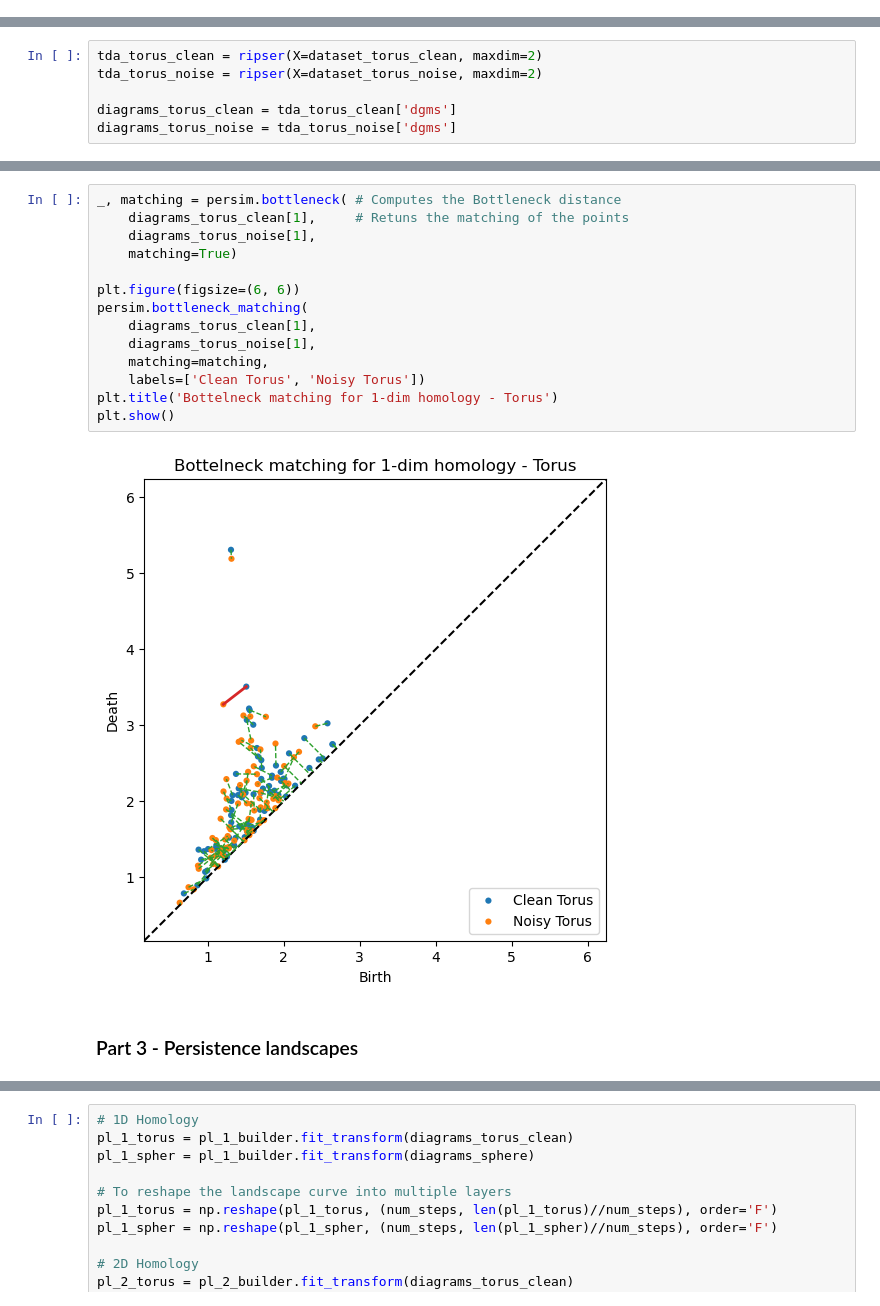
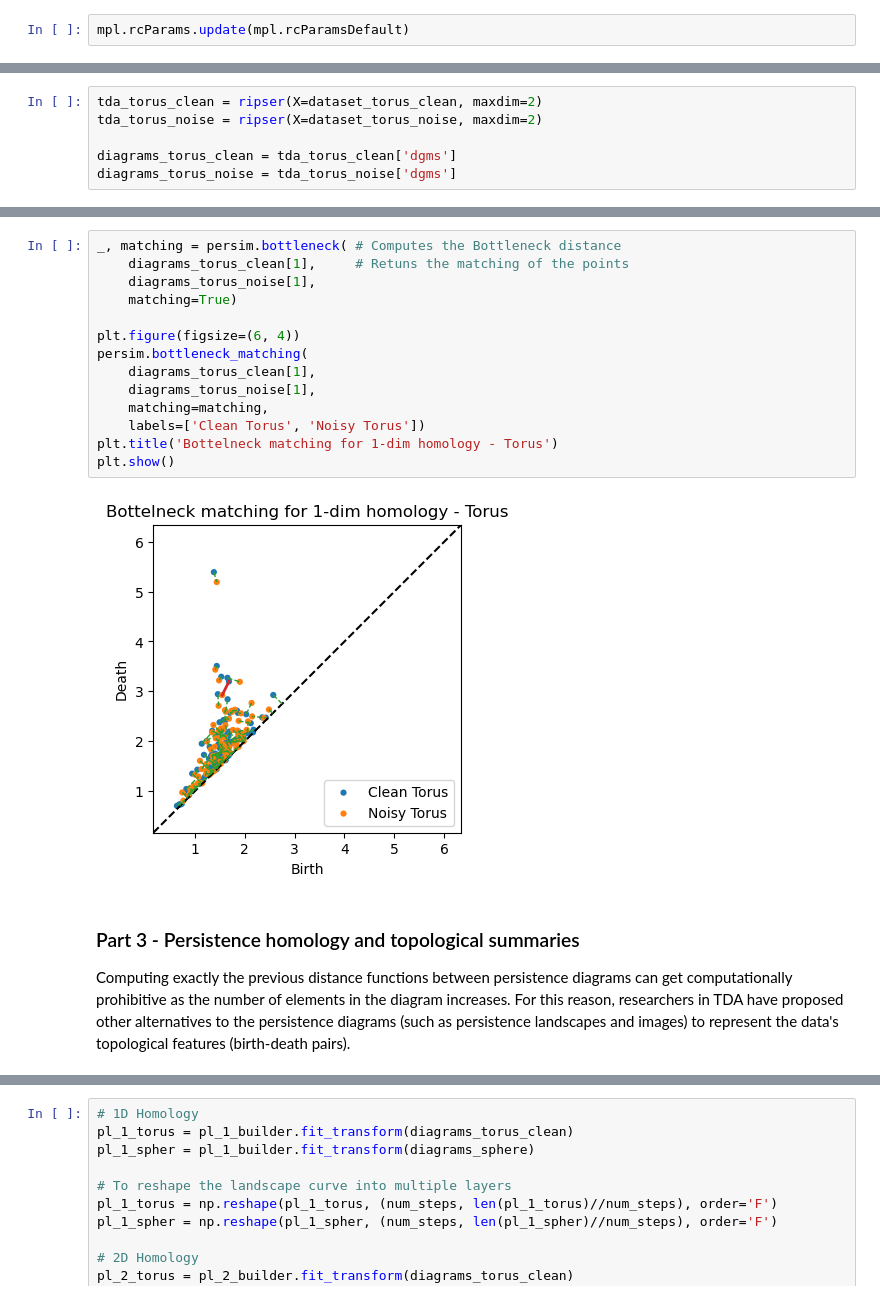
Before and after one commit to A-EL-YAAGOUBI/Dynamic-TDA, a Jupyter notebook: Dynamic_TDA.ipynb, the cells around one changed output, grey strips where cells are left out. Drawn from its saved outputs; the diff is of its cells as text.

```diff
--- a/Dynamic_TDA.ipynb
+++ b/Dynamic_TDA.ipynb
@@ -87,6 +85,8 @@ r = 1   # Sphere radius
 
 # Generates points on a spherical manifold
 dataset_sphere = sphere(n=n, r=r)
+# %%
+mpl.rcParams.update(mpl.rcParamsDefault)
 # %%
 # Creates a x by y inches figure
 fg = plt.figure(figsize=(4, 4))
@@ -262,19 +262,21 @@ The 1-Dim diagram bottleneck distance for C-N is: 0.302
 # %%
 _, matching = persim.bottleneck( # Computes the Bottleneck distance
     diagrams_torus_clean[1],     # Retuns the matching of the points
     diagrams_torus_noise[1],
     matching=True)
 
-plt.figure(figsize=(6, 6))
+plt.figure(figsize=(6, 4))
 persim.bottleneck_matching(
     diagrams_torus_clean[1],
     diagrams_torus_noise[1],
     matching=matching,
     labels=['Clean Torus', 'Noisy Torus'])
 plt.title('Bottelneck matching for 1-dim homology - Torus')
 plt.show()
 # %% [output]
-[figure, old version]
+[figure, new version]
 # %% [markdown]
-### Part 3 - Persistence landscapes
+### Part 3 - Persistence homology and topological summaries
+
+Computing exactly the previous distance functions between persistence diagrams can get computationally prohibitive as the number of elements in the diagram increases. For this reason, researchers in TDA have proposed other alternatives to the persistence diagrams (such as persistence landscapes and images) to represent the data's topological features (birth-death pairs).
 # %% [markdown]
```
Also changed, not shown: parts of 34 cells of this notebook.
